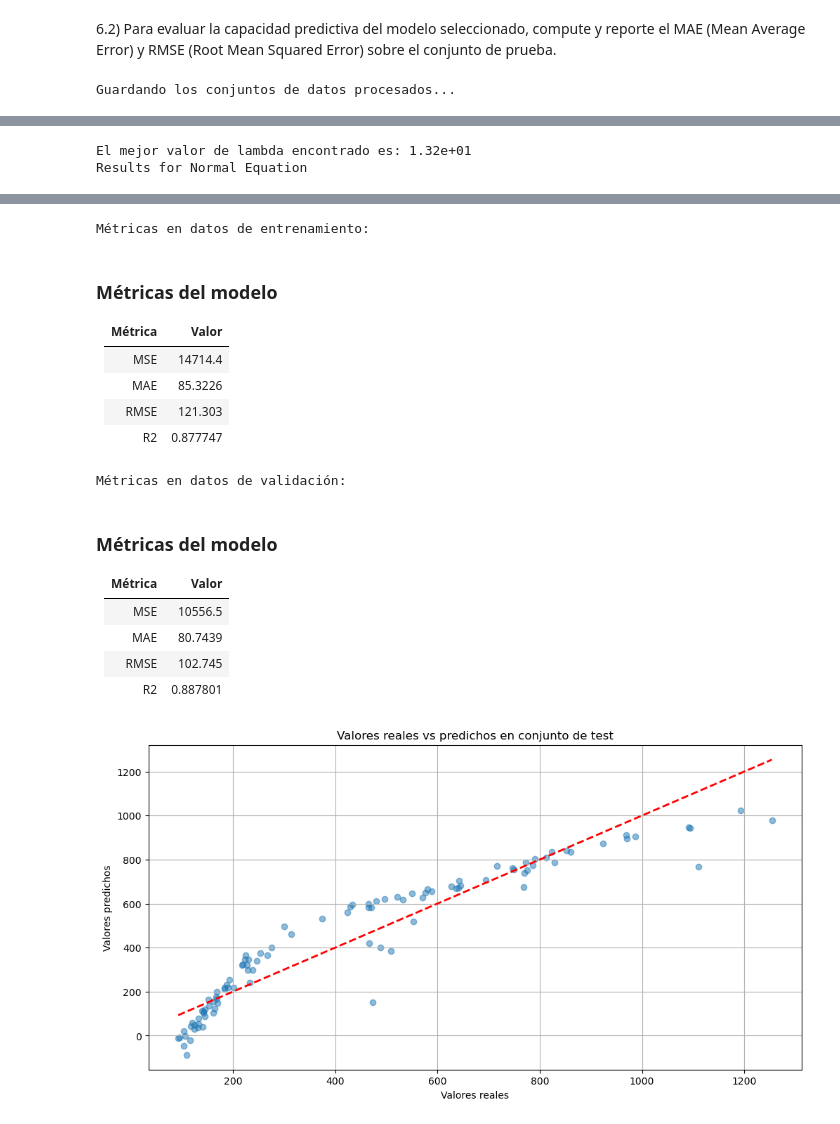
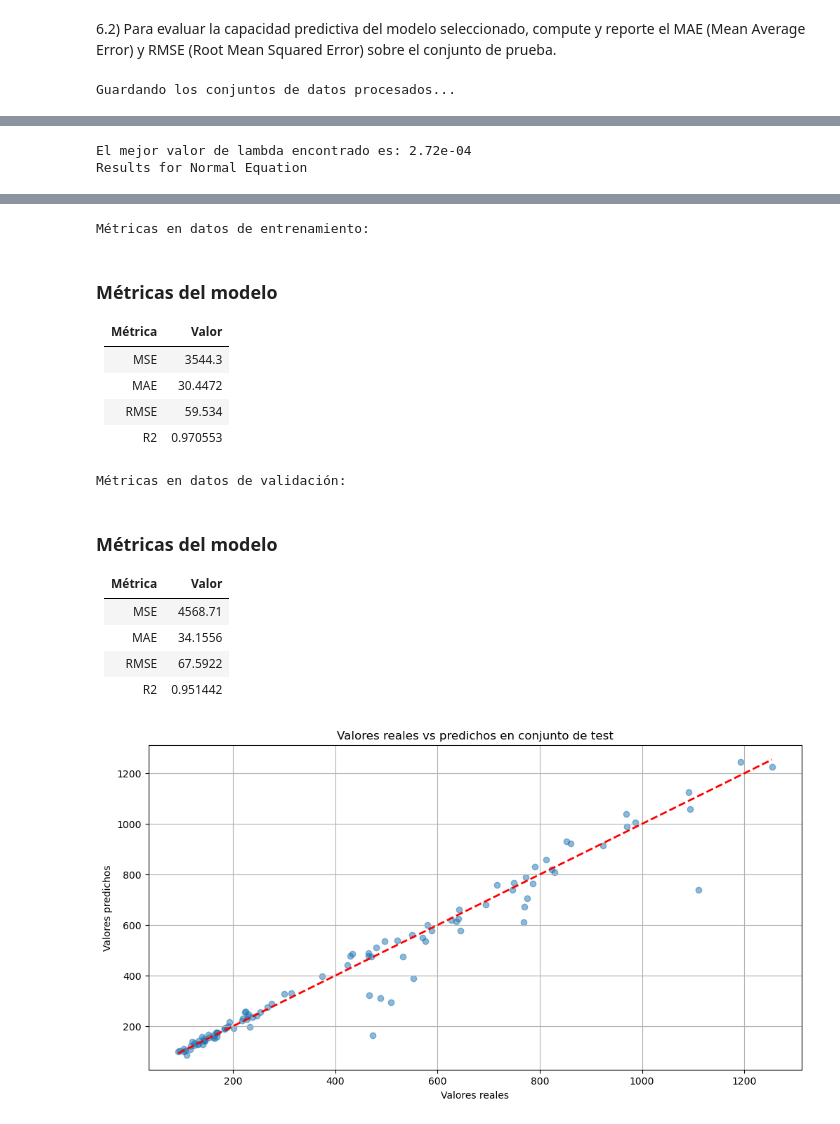
Before and after one commit to mattemusacchio/ML, a Jupyter notebook: tp1/notebooks/Entrega_TP1.ipynb, the cells around one changed output, grey strips where cells are left out. Cells and saved outputs as stored; diff of their text form; code cells hidden in the pictures.

```diff
--- a/tp1/notebooks/Entrega_TP1.ipynb
+++ b/tp1/notebooks/Entrega_TP1.ipynb
@@ -1295,6 +1241,7 @@ features = [col for col in train_df_norm.columns if col != 'price']
 
 X_train = train_df_norm[features]
 y_train = train_df_norm['price']
+y_train_log = np.log1p(y_train)
 X_val = val_df_norm[features]
 y_val = val_df_norm['price']
 
@@ -1304,7 +1251,7 @@ cv_errors = []
 
 # Para cada valor de lambda, evaluamos el modelo con validación cruzada
 for alpha in lambdas:
-    errores_fold = cross_val(X_train, y_train, model='l2', folds=10, l2=alpha)
+    errores_fold = cross_val(X_train, y_train_log, model='l2', folds=10, l2=alpha)
     cv_errors.append(np.mean(errores_fold))
 
 # Encontramos el mejor valor de lambda
@@ -1325,12 +1272,15 @@ plt.show()
 print(f"Mejor valor de λ encontrado con validación cruzada: {best_lambda_cv:.6f}")
 
 # Entrenamos el modelo final con el mejor valor de lambda encontrado por validación cruzada
-mejor_modelo_l2_cv = LinearRegression(X_train, y_train, l2=best_lambda_cv)
+mejor_modelo_l2_cv = LinearRegression(X_train, y_train_log, l2=best_lambda_cv)
 mejor_modelo_l2_cv.fit_normal_equation()
 
 # Evaluamos el modelo con el mejor lambda
-y_pred_train_cv = mejor_modelo_l2_cv.predict(X_train)
-y_pred_val_cv = mejor_modelo_l2_cv.predict(X_val)
+y_pred_train_log = mejor_modelo_l2_cv.predict(X_train)
+y_pred_val_log = mejor_modelo_l2_cv.predict(X_val)
+
+y_pred_train_cv = np.expm1(y_pred_train_log)
+y_pred_val_cv = np.expm1(y_pred_val_log)
 
 # Calculamos el ECM para el mejor modelo
 train_mse_cv = MSE(y_train, y_pred_train_cv)
@@ -1645,6 +1601,7 @@ test.to_csv('../data/processed/test_processed.csv', index=False)
 
 X_dev = dev[features]
 y_dev = dev['price']
+y_log = np.log1p(y_dev)
 X_test = test[features]
 y_test = test['price']
 
@@ -1655,12 +1612,14 @@ test_errors = []
 
 for alpha in lambdas:
     # Entrenamos el modelo con cada valor de lambda
-    modelo_l2 = LinearRegression(X_dev, y_dev,l2=alpha)
+    modelo_l2 = LinearRegression(X_dev, y_log,l2=alpha)
     modelo_l2.fit_normal_equation()
 
     # Calculamos predicciones
-    y_pred_dev = modelo_l2.predict(X_dev)
-    y_pred_test = modelo_l2.predict(X_test)
+    y_pred_dev_log = modelo_l2.predict(X_dev)
+    y_pred_test_log = modelo_l2.predict(X_test)
+    y_pred_dev = np.expm1(y_pred_dev_log)
+    y_pred_test = np.expm1(y_pred_test_log)
 
     # Calculamos el ECM para entrenamiento y validación
     dev_mse = MSE(y_dev, y_pred_dev)
@@ -1690,10 +1649,13 @@ print(f"El mejor valor de lambda encontrado es: {best_lambda:.2e}")
 
 trainPredictAndImport(dev,test,feature=features,method='l2',l2=best_lambda)
 
-# Obtenemos las predicciones con el mejor modelo
-modelo_l2 = LinearRegression(X_dev, y_dev, l2=best_lambda)
+# Al entrenar
+modelo_l2 = LinearRegression(X_dev, y_log, l2=best_lambda)
 modelo_l2.fit_normal_equation()
-y_pred_test = modelo_l2.predict(X_test)
+
+# Al predecir, convertir de vuelta
+y_pred_log = modelo_l2.predict(X_test)
+y_pred_test = np.expm1(y_pred_log)
 
 # Graficamos valores reales vs predichos
 plt.figure(figsize=(12, 6))
@@ -1710,4 +1672,4 @@ Guardando los conjuntos de datos procesados...
-El mejor valor de lambda encontrado es: 1.32e+01
+El mejor valor de lambda encontrado es: 2.72e-04
 Results for Normal Equation
 ### Coeficientes del modelo
 
@@ -1730,19 +1692,19 @@ Results for Normal Equation
 Métricas en datos de entrenamiento:
 ### Métricas del modelo
 
-| Métrica   |        Valor |
-|:----------|-------------:|
-| MSE       | 14714.4      |
-| MAE       |    85.3226   |
-| RMSE      |   121.303    |
-| R2        |     0.877747 |
+| Métrica   |       Valor |
+|:----------|------------:|
+| MSE       | 3544.3      |
+| MAE       |   30.4472   |
+| RMSE      |   59.534    |
+| R2        |    0.970553 |
 Métricas en datos de validación:
 ### Métricas del modelo
 
-| Métrica   |        Valor |
-|:----------|-------------:|
-| MSE       | 10556.5      |
-| MAE       |    80.7439   |
-| RMSE      |   102.745    |
-| R2        |     0.887801 |
+| Métrica   |       Valor |
+|:----------|------------:|
+| MSE       | 4568.71     |
+| MAE       |   34.1556   |
+| RMSE      |   67.5922   |
+| R2        |    0.951442 |
-[figure, old version]
+[figure, new version]
```
Also changed, not shown: parts of 24 cells of this notebook, 3 other files.
